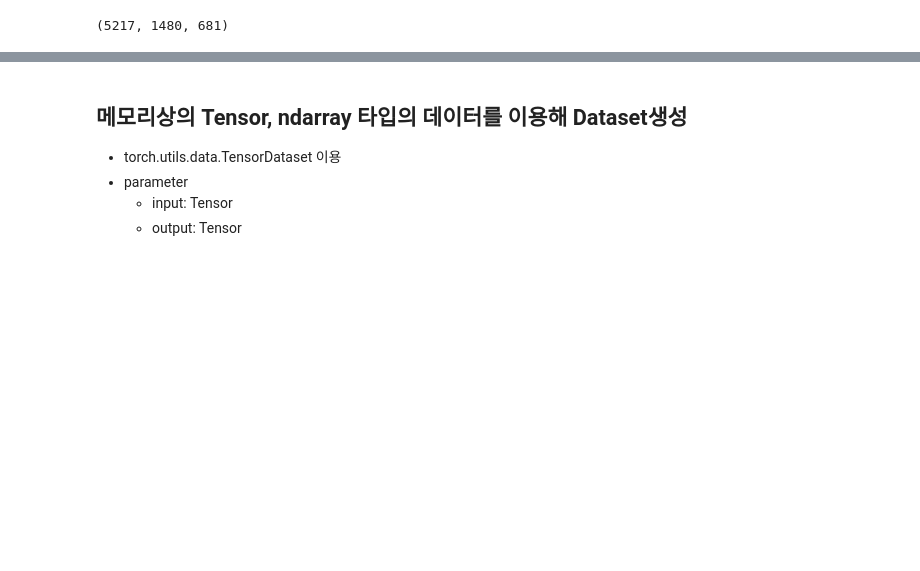
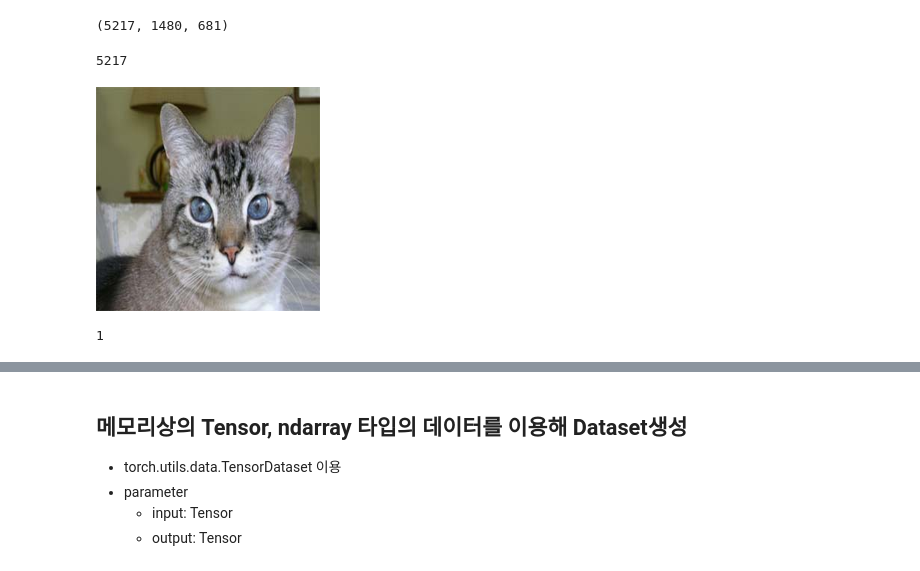
Before and after one commit to kgmyhGit/SKN06, a Jupyter notebook: 09_deeplearning_pytorch/06_Dataset과 DataLoader.ipynb, the cells around one changed output, grey strips where cells are left out. Drawn from its saved outputs; the diff is of its cells as text; code cells hidden in the pictures; blank space fills up the shorter version.

```diff
--- a/09_deeplearning_pytorch/06_Dataset과 DataLoader.ipynb
+++ b/09_deeplearning_pytorch/06_Dataset과 DataLoader.ipynb
@@ -736,0 +792,15 @@ len(train_file_list), len(valid_file_list), len(test_file_list)
+# %%
+train_set = OxfordPetDataset(train_file_list, class_to_index, index_to_class)
+len(train_set)
+# %% [output]
+5217
+# %%
+x, y = train_set[200]
+# %%
+x
+# %% [output]
+[figure, added]
+# %%
+y
+# %% [output]
+1
```
Also changed, not shown: parts of 12 cells of this notebook.
